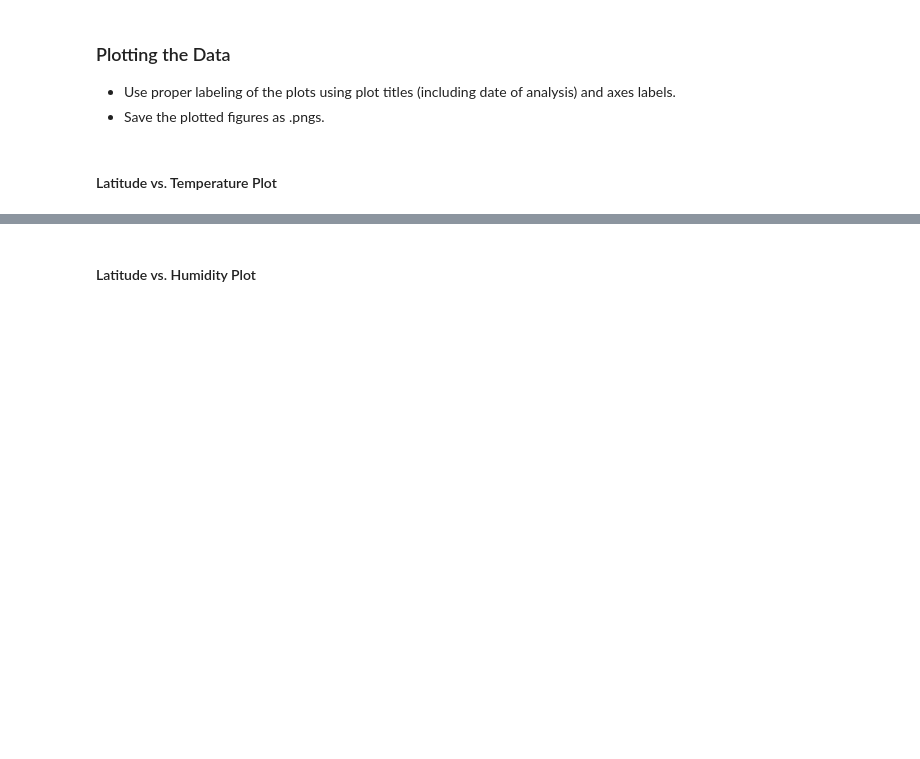
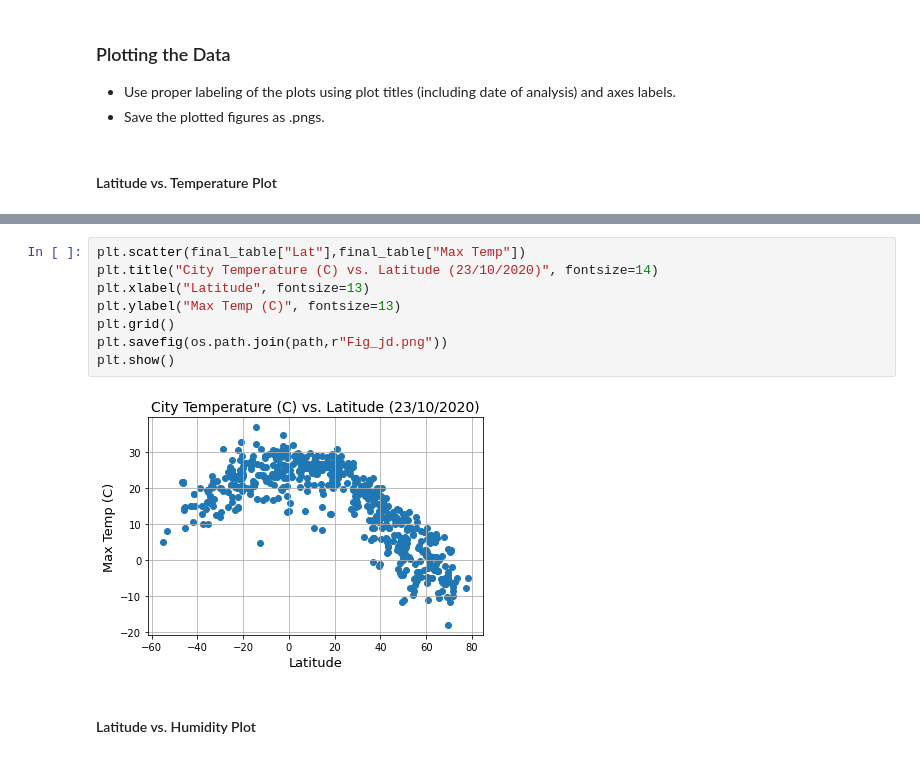
Before and after one commit to trezeget-1/Equator-Weather-Research, a Jupyter notebook: Instructions/starter_code/WeatherPy.ipynb, the cells around one changed output, grey strips where cells are left out. Drawn from its saved outputs; the diff is of its cells as text; blank space fills up the shorter version.

```diff
--- a/Instructions/starter_code/WeatherPy.ipynb
+++ b/Instructions/starter_code/WeatherPy.ipynb
@@ -233,2 +260,12 @@ final_table
+# %%
+plt.scatter(final_table["Lat"],final_table["Max Temp"])
+plt.title("City Temperature (C) vs. Latitude (23/10/2020)", fontsize=14)
+plt.xlabel("Latitude", fontsize=13)
+plt.ylabel("Max Temp (C)", fontsize=13)
+plt.grid()
+plt.savefig(os.path.join(path,r"Fig_jd.png"))
+plt.show()
+# %% [output]
+[figure, added]
 # %% [markdown]
 #### Latitude vs. Humidity Plot
```
Also changed, not shown: parts of 4 cells of this notebook, 4 other files.
